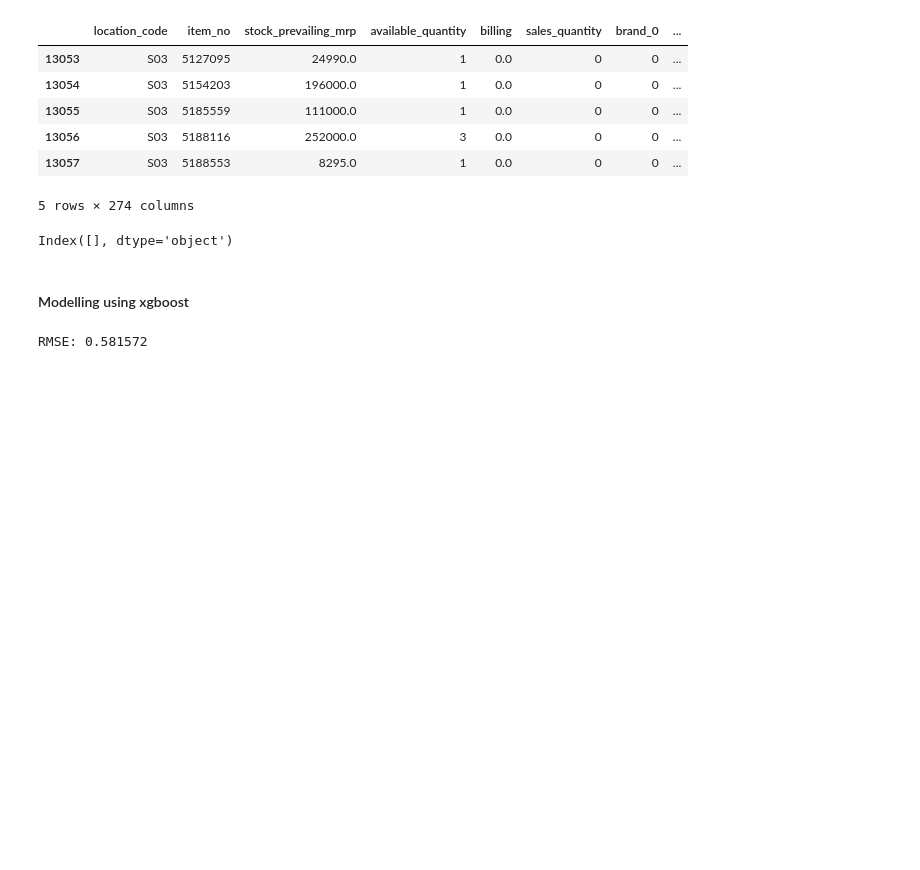
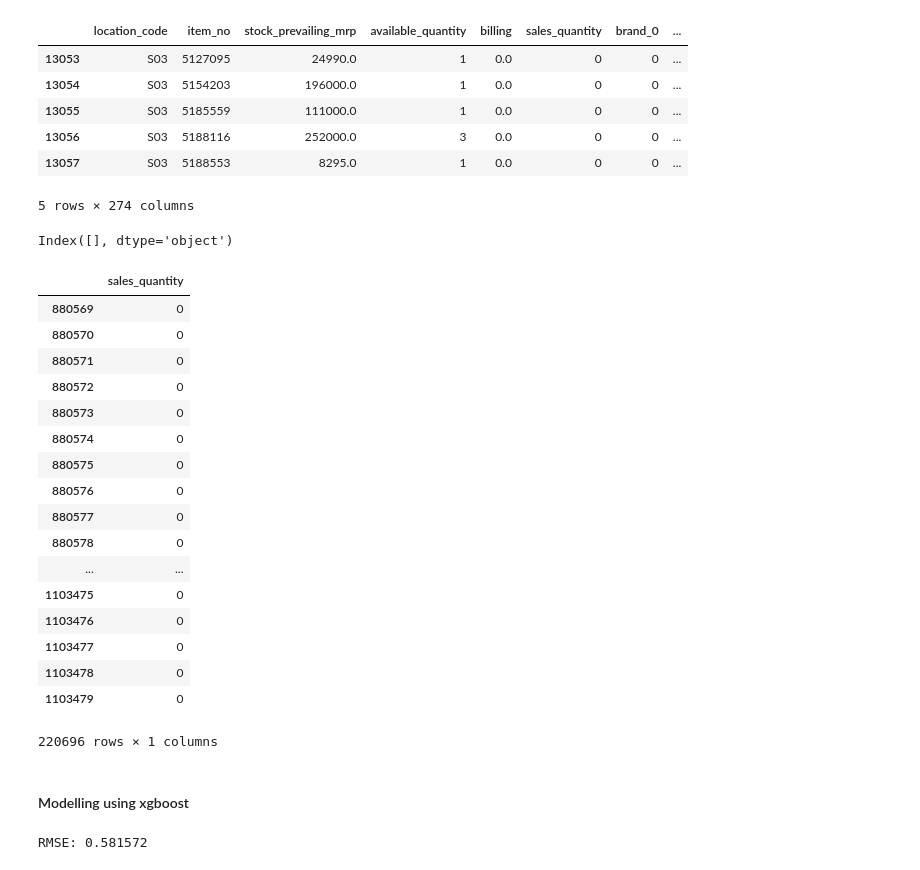
Before and after one commit to parulgaba/retail-model, a Jupyter notebook: model/capstone-modelling.ipynb, the cells around one changed output. Saved outputs shown, nothing was run; the diff lists cells and outputs as text; code cells hidden in the pictures; blank space fills up the shorter version.

```diff
--- a/model/capstone-modelling.ipynb
+++ b/model/capstone-modelling.ipynb
@@ -180,6 +180,27 @@ X_train=X.head(train)
 y_train=y.head(train)
 X_test=X.tail(test)
 y_test=y.tail(test)
+# %%
+y_test
+# %% [output]
+|  | sales_quantity |
+| 880569 | 0 |
+| 880570 | 0 |
+| 880571 | 0 |
+| 880572 | 0 |
+| 880573 | 0 |
+| 880574 | 0 |
+| 880575 | 0 |
+| 880576 | 0 |
+| 880577 | 0 |
+| 880578 | 0 |
+| ... | ... |
+| 1103475 | 0 |
+| 1103476 | 0 |
+| 1103477 | 0 |
+| 1103478 | 0 |
+| 1103479 | 0 |
+220696 rows × 1 columns
 # %% [markdown]
 #### Modelling using xgboost
 # %%
```
Also changed, not shown: parts of 8 cells of this notebook, 4 other files.
